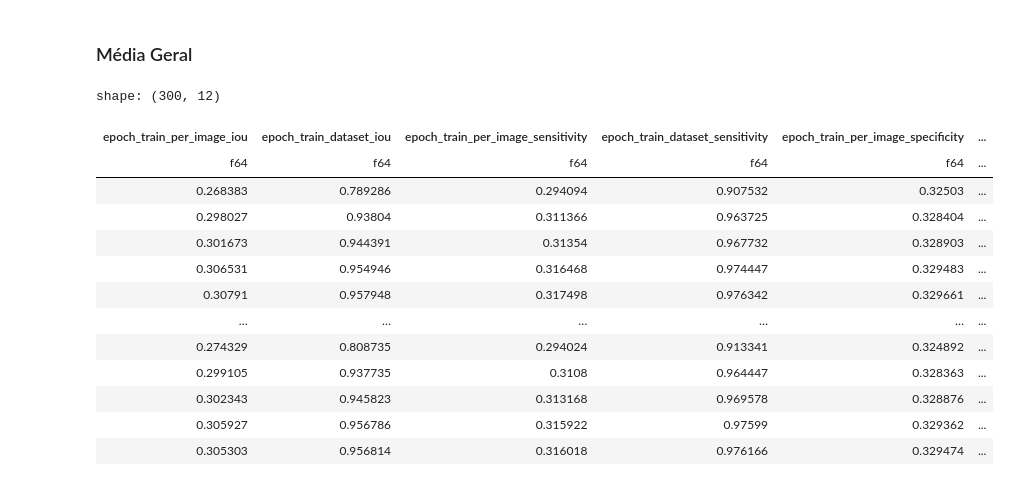
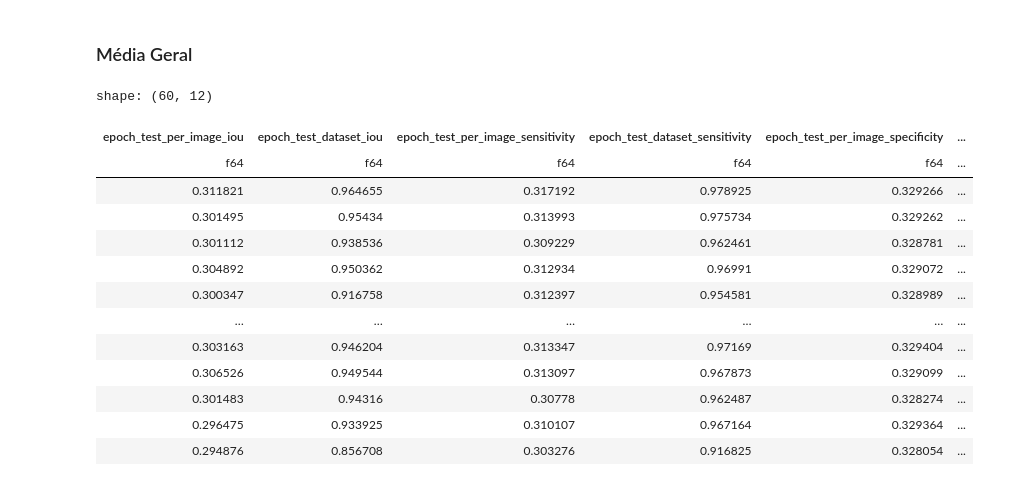
Before and after one commit to ermeson-alves/meu_tcc, a Jupyter notebook: notebooks/3- Agregação dos Resultados.ipynb, the cells around one changed output. Saved outputs shown, nothing was run; the diff lists cells and outputs as text; code cells hidden in the pictures.

```diff
--- a/notebooks/3- Agregação dos Resultados.ipynb
+++ b/notebooks/3- Agregação dos Resultados.ipynb
@@ -96,22 +96,22 @@ df_test.write_csv(RESULTS_DIR / 'phase_1/csvs/test_epoch_results.csv')
 # %% [markdown]
 ### Média Geral
 # %%
-df_train
+df_test
 # %% [output]
-shape: (300, 12)
+shape: (60, 12)
-| epoch_train_per_image_iou | epoch_train_dataset_iou | epoch_train_per_image_sensitivity | epoch_train_dataset_sensitivity | epoch_train_per_image_specificity | ... |
+| epoch_test_per_image_iou | epoch_test_dataset_iou | epoch_test_per_image_sensitivity | epoch_test_dataset_sensitivity | epoch_test_per_image_specificity | ... |
 | f64 | f64 | f64 | f64 | f64 | ... |
-| 0.268383 | 0.789286 | 0.294094 | 0.907532 | 0.32503 | ... |
-| 0.298027 | 0.93804 | 0.311366 | 0.963725 | 0.328404 | ... |
-| 0.301673 | 0.944391 | 0.31354 | 0.967732 | 0.328903 | ... |
-| 0.306531 | 0.954946 | 0.316468 | 0.974447 | 0.329483 | ... |
-| 0.30791 | 0.957948 | 0.317498 | 0.976342 | 0.329661 | ... |
+| 0.311821 | 0.964655 | 0.317192 | 0.978925 | 0.329266 | ... |
+| 0.301495 | 0.95434 | 0.313993 | 0.975734 | 0.329262 | ... |
+| 0.301112 | 0.938536 | 0.309229 | 0.962461 | 0.328781 | ... |
+| 0.304892 | 0.950362 | 0.312934 | 0.96991 | 0.329072 | ... |
+| 0.300347 | 0.916758 | 0.312397 | 0.954581 | 0.328989 | ... |
 | … | … | … | … | … | ... |
-| 0.274329 | 0.808735 | 0.294024 | 0.913341 | 0.324892 | ... |
-| 0.299105 | 0.937735 | 0.3108 | 0.964447 | 0.328363 | ... |
-| 0.302343 | 0.945823 | 0.313168 | 0.969578 | 0.328876 | ... |
-| 0.305927 | 0.956786 | 0.315922 | 0.97599 | 0.329362 | ... |
-| 0.305303 | 0.956814 | 0.316018 | 0.976166 | 0.329474 | ... |
+| 0.303163 | 0.946204 | 0.313347 | 0.97169 | 0.329404 | ... |
+| 0.306526 | 0.949544 | 0.313097 | 0.967873 | 0.329099 | ... |
+| 0.301483 | 0.94316 | 0.30778 | 0.962487 | 0.328274 | ... |
+| 0.296475 | 0.933925 | 0.310107 | 0.967164 | 0.329364 | ... |
+| 0.294876 | 0.856708 | 0.303276 | 0.916825 | 0.328054 | ... |
 # %%
 # treino
 geral_mean_df = (
```
Also changed, not shown: parts of 8 cells of this notebook, 2 other files.
